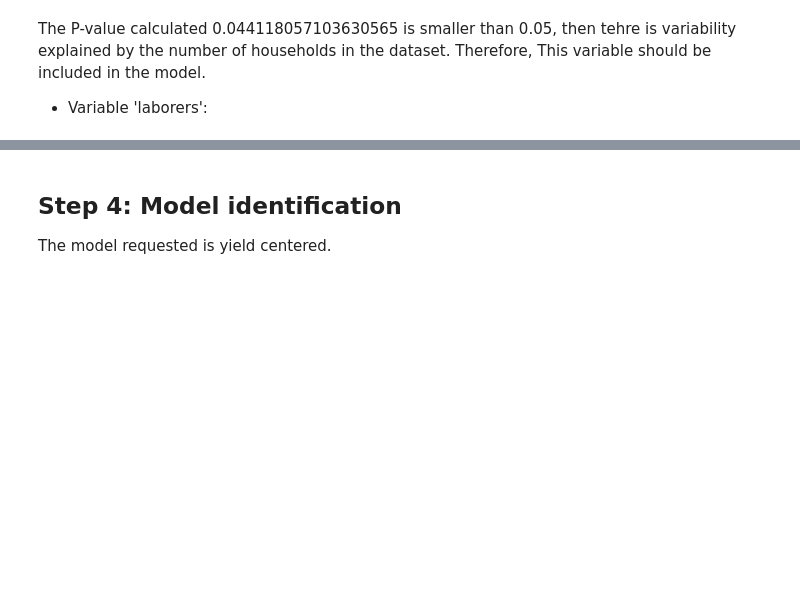
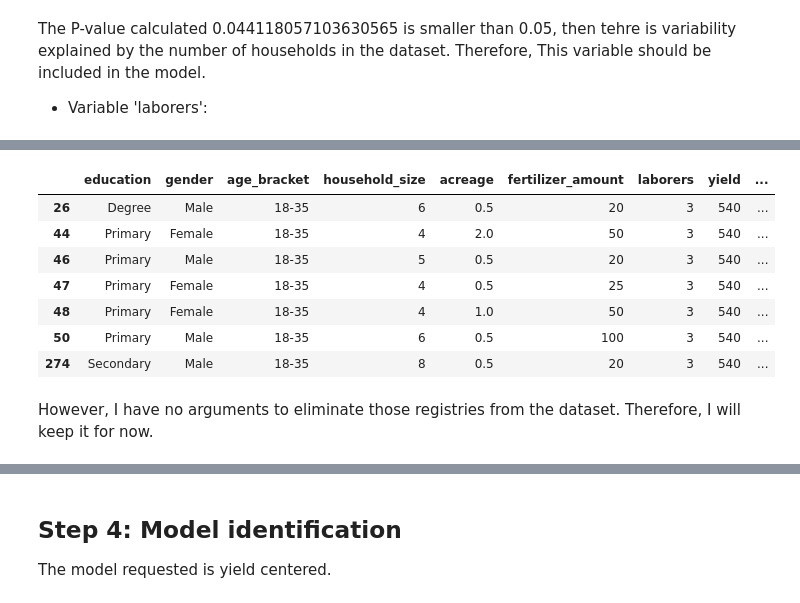
Before and after one commit to bizzaccelerator/midterm-project-mlzoomcamp, a Jupyter notebook: notebook.ipynb, the cells around one changed output, grey strips where cells are left out. Drawn from its saved outputs; the diff is of its cells as text; code cells hidden in the pictures; blank space fills up the shorter version.

```diff
--- a/notebook.ipynb
+++ b/notebook.ipynb
@@ -532,0 +541,18 @@ The P-value calculated 0.044118057103630565 is smaller than 0.05, then tehre is
+# %%
+#Transformation of the data type in the variable 'laborers':
+corn_subset['laborers'] = corn_subset['laborers'].apply(str)
+
+# The are some possible outliers in the category of '3' outliers. Then,
+aty_lb_3 = atypical_data(corn_subset, 'yield', 'laborers', '3')
+aty_lb_3
+# %% [output]
+|  | education | gender | age_bracket | household_size | acreage | fertilizer_amount | laborers | yield | ... |
+| 26 | Degree | Male | 18-35 | 6 | 0.5 | 20 | 3 | 540 | ... |
+| 44 | Primary | Female | 18-35 | 4 | 2.0 | 50 | 3 | 540 | ... |
+| 46 | Primary | Male | 18-35 | 5 | 0.5 | 20 | 3 | 540 | ... |
+| 47 | Primary | Female | 18-35 | 4 | 0.5 | 25 | 3 | 540 | ... |
+| 48 | Primary | Female | 18-35 | 4 | 1.0 | 50 | 3 | 540 | ... |
+| 50 | Primary | Male | 18-35 | 6 | 0.5 | 100 | 3 | 540 | ... |
+| 274 | Secondary | Male | 18-35 | 8 | 0.5 | 20 | 3 | 540 | ... |
+# %% [markdown]
+However, I have no arguments to eliminate those registries from the dataset. Therefore, I will keep it for now.
```
Also changed, not shown: parts of 15 cells of this notebook.
